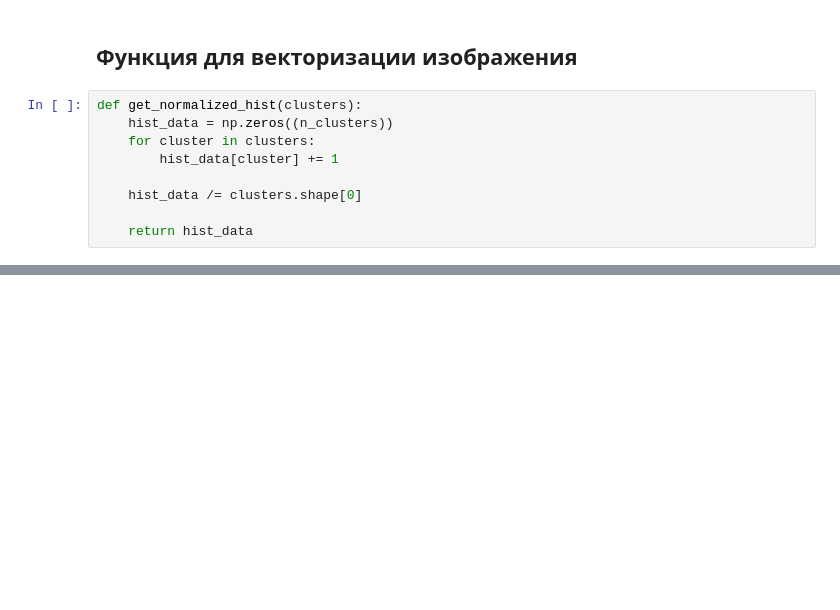
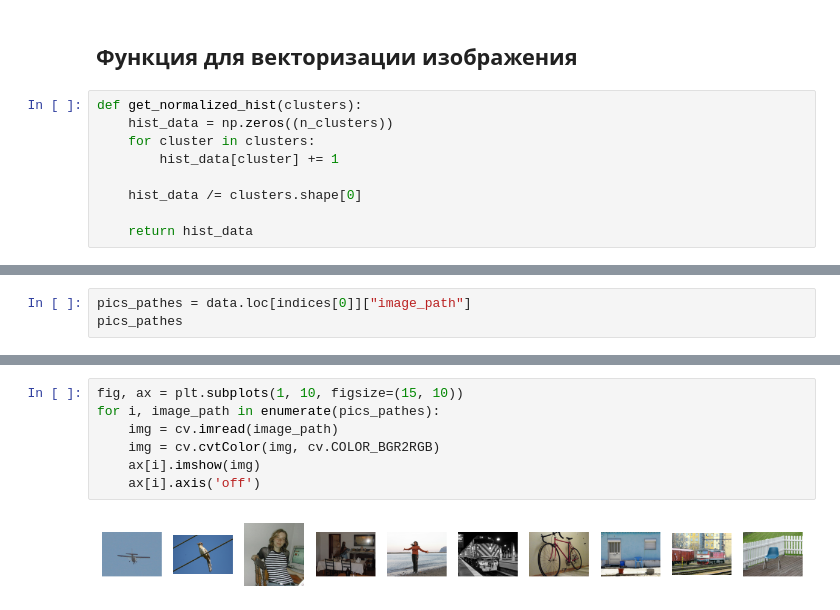
Before and after one commit to caisilus/image_search, a Jupyter notebook: test.ipynb, the cells around one changed output, grey strips where cells are left out. Saved outputs shown, nothing was run; the diff lists cells and outputs as text; blank space fills up the shorter version.

```diff
--- a/test.ipynb
+++ b/test.ipynb
@@ -159,0 +288,3 @@ AttributeError: 'NoneType' object has no attribute 'ndim'
+# %%
+pics_pathes = data.loc[indices[0]]["image_path"]
+pics_pathes
@@ -159,0 +303,9 @@ AttributeError: 'NoneType' object has no attribute 'ndim'
+# %%
+fig, ax = plt.subplots(1, 10, figsize=(15, 10))
+for i, image_path in enumerate(pics_pathes):
+    img = cv.imread(image_path)
+    img = cv.cvtColor(img, cv.COLOR_BGR2RGB)
+    ax[i].imshow(img)
+    ax[i].axis('off')
+# %% [output]
+[figure, added]
```
Also changed, not shown: parts of 38 cells of this notebook, 3 other files.
